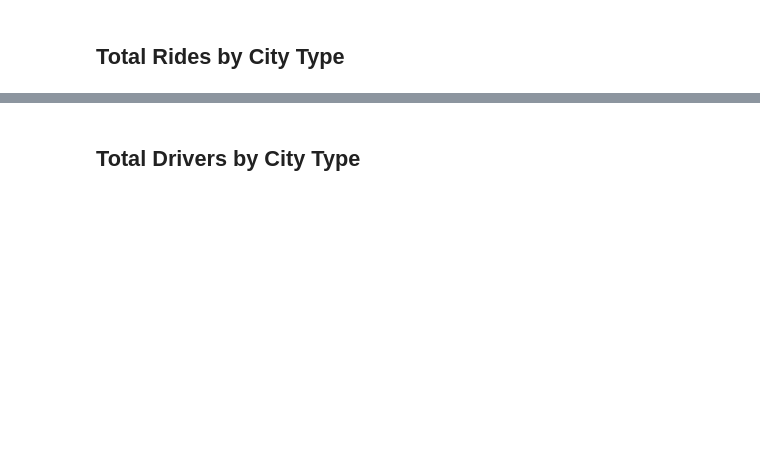
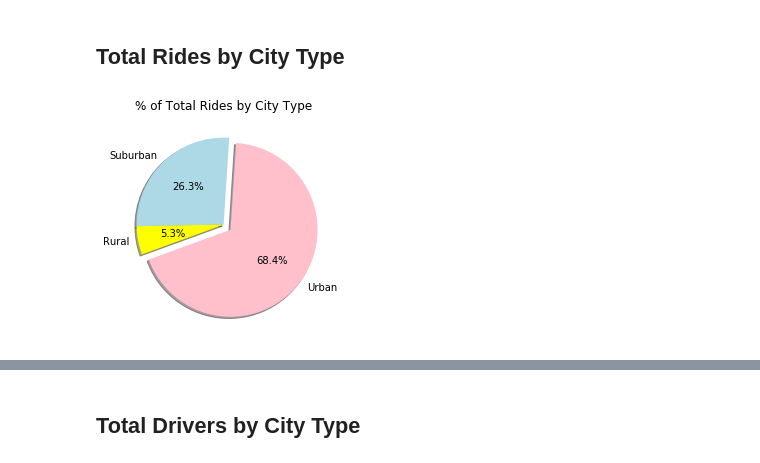
Before and after one commit to mawothe/HomeworkRepo, a Jupyter notebook: Homework_5/Pyber/pyber_starter.ipynb, the cells around one changed output, grey strips where cells are left out. Cells and saved outputs as stored; diff of their text form; code cells hidden in the pictures; blank space fills up the shorter version.

```diff
--- a/Homework_5/Pyber/pyber_starter.ipynb
+++ b/Homework_5/Pyber/pyber_starter.ipynb
@@ -137,3 +173,30 @@ plt.show()
+# %%
+# Calculate Ride Percents
+total_ride = urban_df["Urban Ride Count"].sum() + sub_df["Suburban Ride Count"].sum()\
+            + rural_df["Rural Ride Count"].sum()
+
+#Percent list to hold values
+
+urban_perc = round(urban_df["Urban Ride Count"].sum()/total_ride*100, 2)
+sub_perc = round(sub_df["Suburban Ride Count"].sum()/total_ride*100, 2)
+rural_perc = round(rural_df["Rural Ride Count"].sum()/total_ride*100, 2)
+
+Percent_ls = [urban_perc, sub_perc, rural_perc]
+
+
+explode= [0.1, 0, 0]
+labels = ["Urban", "Suburban", "Rural"]
+colors = ["pink", "lightblue", "yellow"]
+
+# Build Pie Chart
+plt.title("% of Total Rides by City Type")
+ride_fig = plt.pie(Percent_ls, explode=explode, labels=labels, colors=colors,
+        autopct="%1.1f%%", shadow=True, startangle=200)
+
+# Save Figure
+#plt.savefig("../Images/RideCountPercents.png")
+# %% [output]
+[figure, added]
 # %%
 # Show Figure
 plt.show()
```
Also changed, not shown: parts of 20 cells of this notebook.
